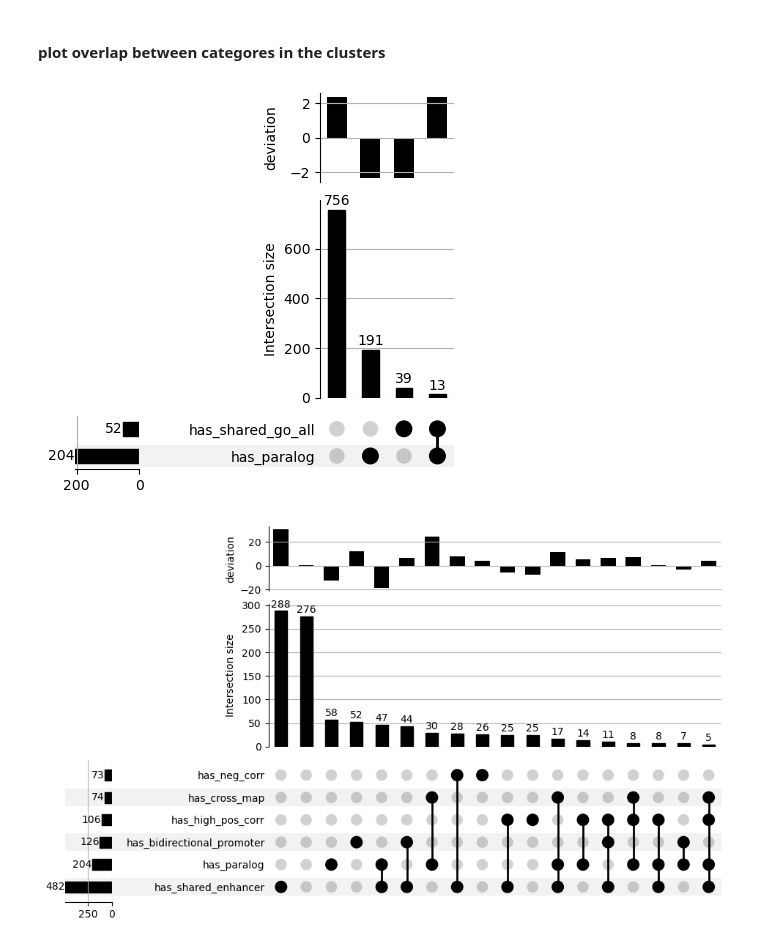
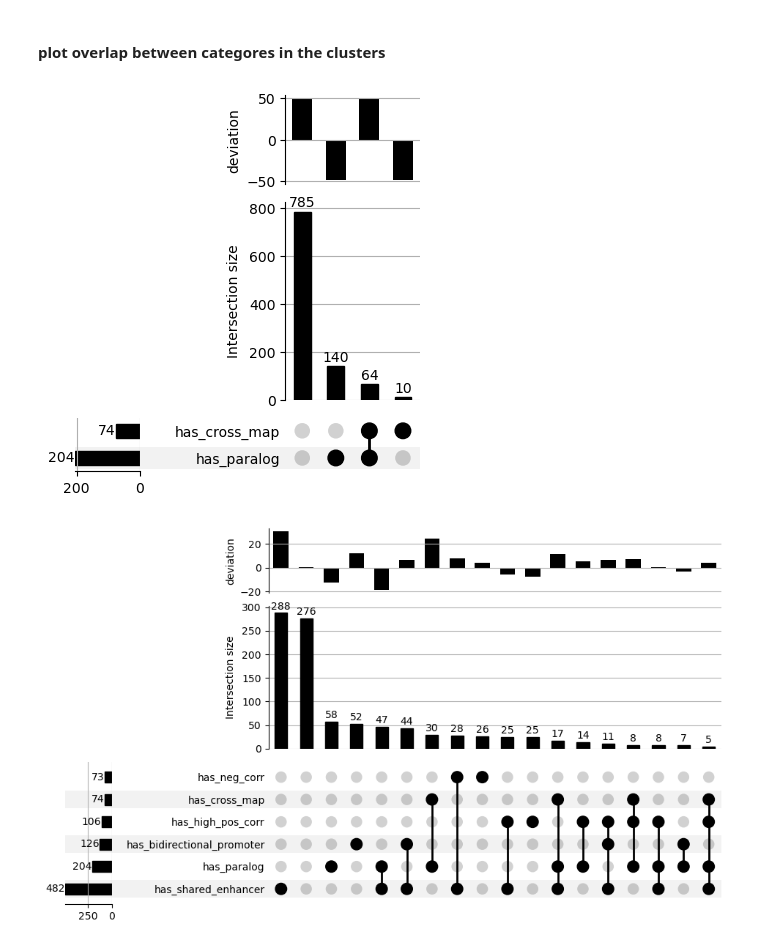
Before and after one commit to kal26/pcqtls, a Jupyter notebook: workflow/notebooks/cluster_analysis/cluster_annotation.ipynb, the cells around one changed output. Saved outputs shown, nothing was run; the diff lists cells and outputs as text; code cells hidden in the pictures.

```diff
--- a/workflow/notebooks/cluster_analysis/cluster_annotation.ipynb
+++ b/workflow/notebooks/cluster_analysis/cluster_annotation.ipynb
@@ -323,9 +352,9 @@ def plot_upset_binary_categories(cluster_df, column_list, min_subset_size=5, plo
         upset.add_catplot(kind='bar', value='deviation', width=.6, color='k')
     upset.plot(fig=fig)
 # %%
-plot_upset_binary_categories(cluster_df, ['has_paralog', 'has_shared_go_all'])
+plot_upset_binary_categories(cluster_df, ['has_cross_map', 'has_paralog'])
 # %% [output]
-[figure, old version]
+[figure, new version]
 # %%
 plot_upset_binary_categories(cluster_df, ['has_bidirectional_promoter', 'has_shared_enhancer', 'has_paralog', 'has_cross_map', 'has_neg_corr', 'has_high_pos_corr'])
 # %% [output]
```
Also changed, not shown: parts of 19 cells of this notebook.
